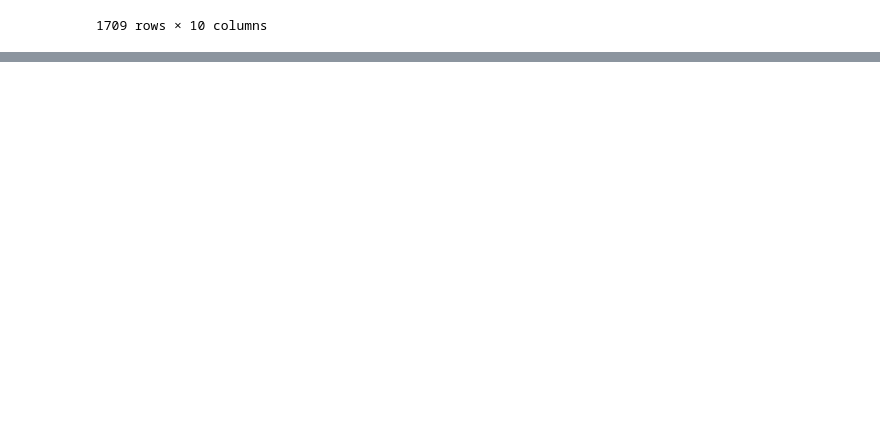
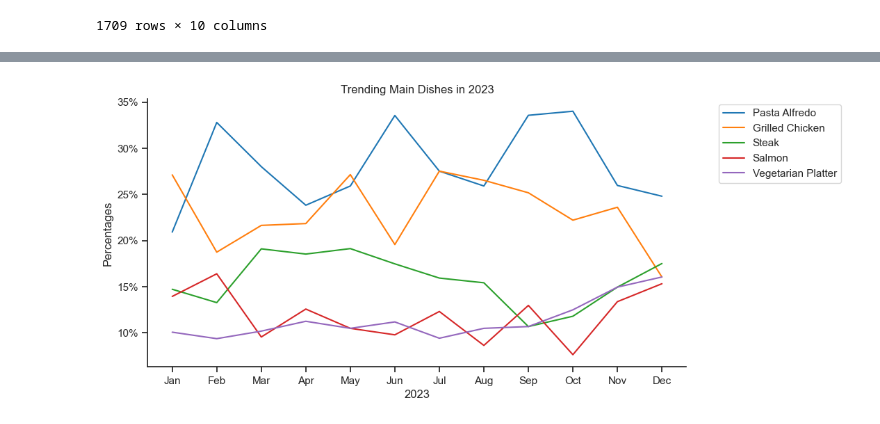
Before and after one commit to AungHtet2/Data-Analyst, a Jupyter notebook: datacleaning/restaurant/restaurant2.ipynb, the cells around one changed output, grey strips where cells are left out. Saved outputs shown, nothing was run; the diff lists cells and outputs as text; code cells hidden in the pictures; blank space fills up the shorter version.

```diff
--- a/datacleaning/restaurant/restaurant2.ipynb
+++ b/datacleaning/restaurant/restaurant2.ipynb
@@ -59,0 +59,3 @@ plt.show()
+# %%
+df_main_total = df_main_dish.groupby('Order Date Month No').size()
+df_main_total
@@ -59,0 +77,12 @@ plt.show()
+# %%
+df_main_dish_percent = df_main_dish_pivot.iloc[:12].div(df_main_total/100,axis=0)
+df_main_dish_percent = df_main_dish_percent.reset_index()
+
+df_main_dish_percent['Order Date Month'] = (df_main_dish_percent['Order Date Month No']
+                                            .apply(lambda x: pd.to_datetime(x, format="%m")
+                                                   .strftime("%b")))
+
+df_main_dish_percent = df_main_dish_percent.set_index('Order Date Month')
+df_main_dish_percent = df_main_dish_percent.drop(columns='Order Date Month No')
+
+df_main_dish_percent
@@ -59,0 +104,18 @@ plt.show()
+# %%
+df_plot = df_main_dish_percent.iloc[:,:5]
+plt.figure(figsize=(10, 5))
+sns.set_theme(style='ticks')
+sns.lineplot(data=df_plot,dashes=False,palette='tab10')
+sns.despine()
+plt.title('Trending Main Dishes in 2023')
+plt.ylabel('Percentages')
+plt.xlabel('2023')
+plt.legend(bbox_to_anchor=(1.05, 1), loc='upper left')
+plt.gca().yaxis.set_major_formatter(PercentFormatter(decimals=0))
+''''
+for i in range(5):
+    plt.text(11.2, df_plot.iloc[-1, i], df_plot.columns[i], color='black')'
+'''''
+plt.show()
+# %% [output]
+[figure, added]
```
Also changed, not shown: parts of 6 cells of this notebook, 4 other files.
